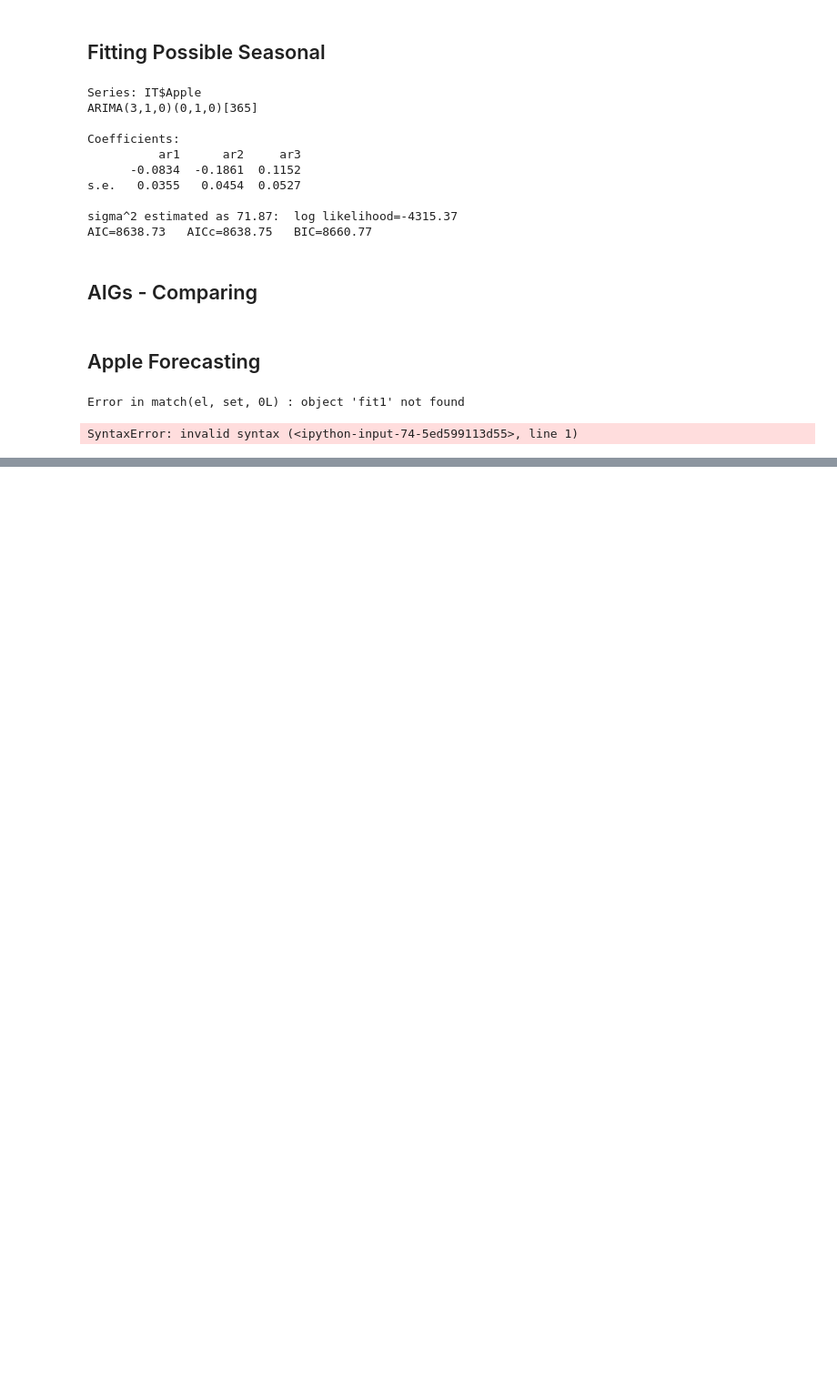
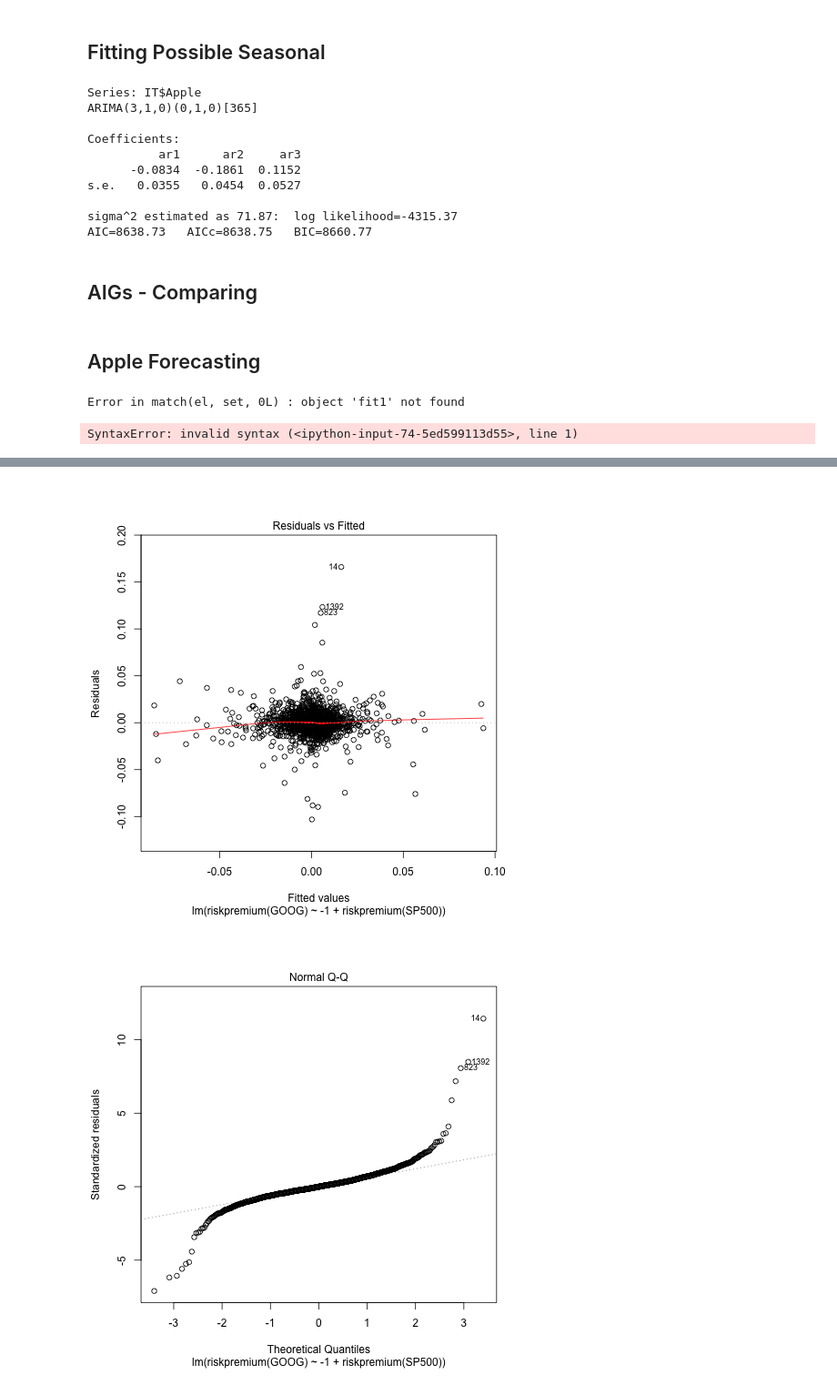
Before and after one commit to linuslin1/INNOVA, a Jupyter notebook: notebooks/NB3_data_analysis.ipynb, the cells around one changed output, grey strips where cells are left out. Shown at 91% size. Cells and saved outputs as stored; diff of their text form; code cells hidden in the pictures; blank space fills up the shorter version.

```diff
--- a/notebooks/NB3_data_analysis.ipynb
+++ b/notebooks/NB3_data_analysis.ipynb
@@ -257,0 +347,3 @@ install_github('R-package', 'quandl')
+# %%
+%%R
+fit <- lm(riskpremium(GOOG) ~ -1 + riskpremium(SP500))
@@ -258,4 +394,6 @@ install_github('R-package', 'quandl')
 # %%
 %%R
-
-library(Quandl)
+plot(fit)
+# %% [output]
+[figure, added]
+[figure, added]
```
Also changed, not shown: parts of 35 cells of this notebook.
